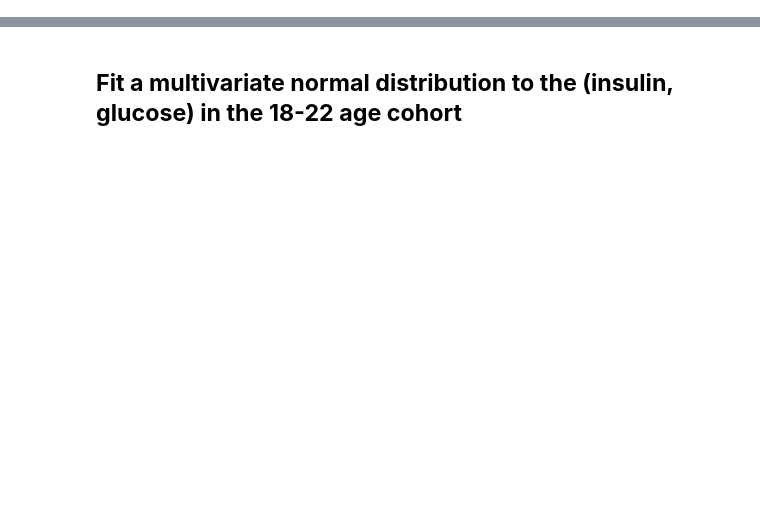
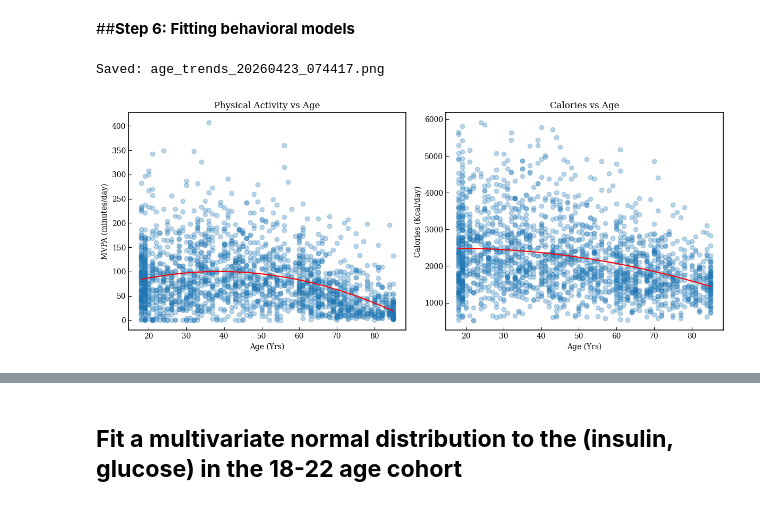
Before and after one commit to Yvonneamg/Modelling-the-epidemiologic-evolution-of-Diabetes-Mellitus-Integrating-Physiological-Agent-models, a Jupyter notebook: UpdatedHybridModeltodate.ipynb, the cells around one changed output, grey strips where cells are left out. Saved outputs shown, nothing was run; the diff lists cells and outputs as text; code cells hidden in the pictures; blank space fills up the shorter version.

```diff
--- a/UpdatedHybridModeltodate.ipynb
+++ b/UpdatedHybridModeltodate.ipynb
@@ -925,0 +786,41 @@ Validation initials: (30, 5)
+# %% [markdown]
+##**Step 6: Fitting behavioral models**
+# %%
+# AGE TRENDS: PHYSICAL ACTIVITY AND CALORIES VS AGE FOR THE WHOLE DATASET
+
+fig, axes = plt.subplots(1, 2, figsize=(12, 5))
+
+# MVPA vs Age
+
+axes[0].scatter(data['age'], data['mvpa_minutes'], alpha=0.3)
+
+mvpa_coeffs = np.polyfit(data['age'], data['mvpa_minutes'], 2)
+mvpa_poly = np.poly1d(mvpa_coeffs)
+
+x = np.linspace(data['age'].min(), data['age'].max(), 200)
+
+axes[0].plot(x, mvpa_poly(x), color='red')
+
+axes[0].set_title("Physical Activity vs Age")
+axes[0].set_xlabel("Age (Yrs)")
+axes[0].set_ylabel("MVPA (minutes/day)")
+
+# Calories vs Age
+axes[1].scatter(data['age'], data['calories'], alpha=0.3)
+
+cal_coeffs = np.polyfit(data['age'], data['calories'], 2)
+cal_poly = np.poly1d(cal_coeffs)
+
+axes[1].plot(x, cal_poly(x), color='red')
+
+axes[1].set_title("Calories vs Age")
+axes[1].set_xlabel("Age (Yrs)")
+axes[1].set_ylabel("Calories (Kcal/day)")
+
+# Layout + Save
+plt.tight_layout()
+save_figure(fig, "age_trends")
+plt.show()
+# %% [output]
+Saved: age_trends_20260423_074417.png
+[figure, added]
```
Also changed, not shown: parts of 91 cells of this notebook.
